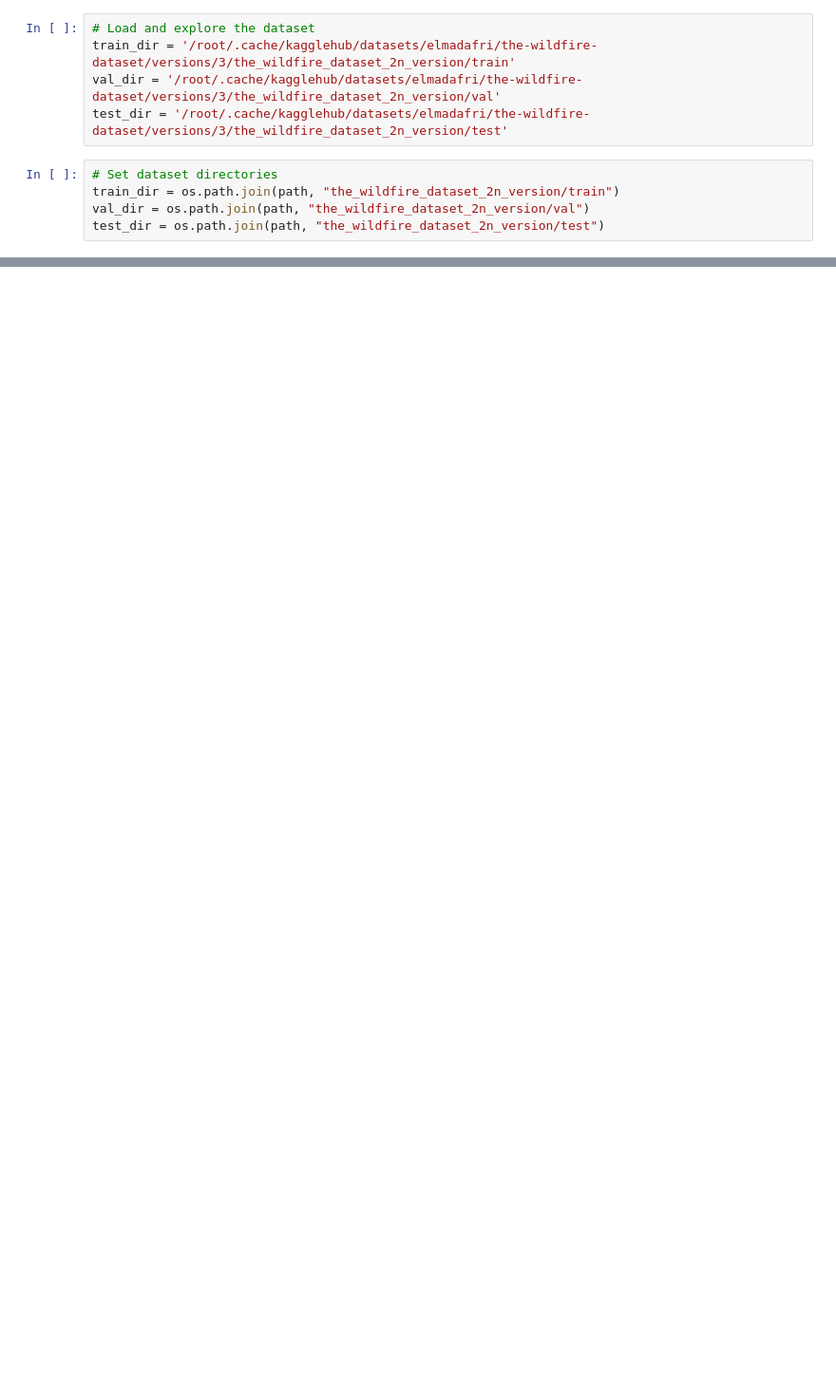
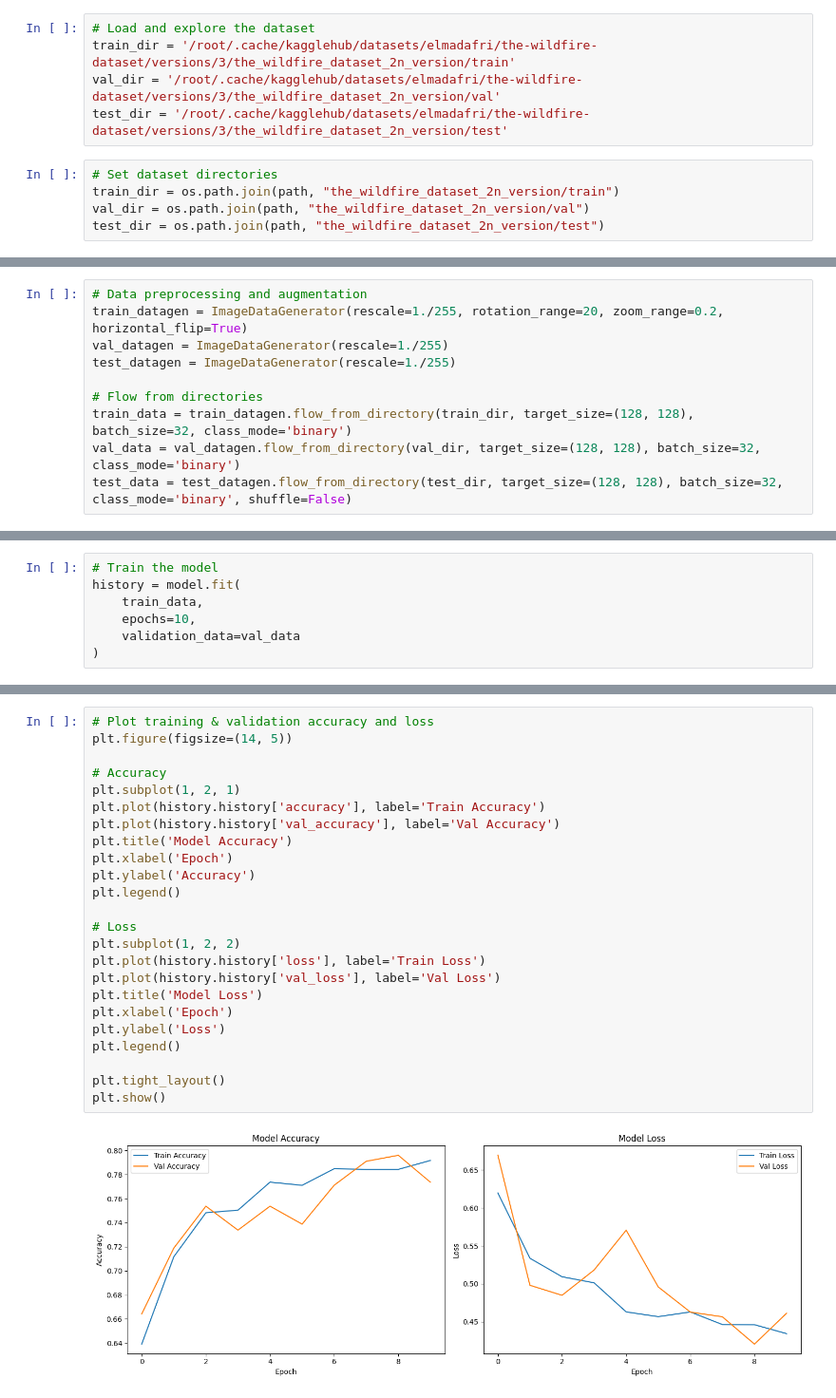
Before and after one commit to sickk-sake/fire-detection, a Jupyter notebook: notebook097f81b537.ipynb, the cells around one changed output, grey strips where cells are left out. Shown at 95% size. Drawn from its saved outputs; the diff is of its cells as text; blank space fills up the shorter version.

```diff
--- a/notebook097f81b537.ipynb
+++ b/notebook097f81b537.ipynb
@@ -98,0 +97,10 @@ plt.show()
+# %%
+# Data preprocessing and augmentation
+train_datagen = ImageDataGenerator(rescale=1./255, rotation_range=20, zoom_range=0.2, horizontal_flip=True)
+val_datagen = ImageDataGenerator(rescale=1./255)
+test_datagen = ImageDataGenerator(rescale=1./255)
+
+# Flow from directories
+train_data = train_datagen.flow_from_directory(train_dir, target_size=(128, 128), batch_size=32, class_mode='binary')
+val_data = val_datagen.flow_from_directory(val_dir, target_size=(128, 128), batch_size=32, class_mode='binary')
+test_data = test_datagen.flow_from_directory(test_dir, target_size=(128, 128), batch_size=32, class_mode='binary', shuffle=False)
@@ -98,0 +157,7 @@ plt.show()
+# %%
+# Train the model
+history = model.fit(
+    train_data,
+    epochs=10,
+    validation_data=val_data
+)
@@ -98,0 +187,26 @@ plt.show()
+# %%
+# Plot training & validation accuracy and loss
+plt.figure(figsize=(14, 5))
+
+# Accuracy
+plt.subplot(1, 2, 1)
+plt.plot(history.history['accuracy'], label='Train Accuracy')
+plt.plot(history.history['val_accuracy'], label='Val Accuracy')
+plt.title('Model Accuracy')
+plt.xlabel('Epoch')
+plt.ylabel('Accuracy')
+plt.legend()
+
+# Loss
+plt.subplot(1, 2, 2)
+plt.plot(history.history['loss'], label='Train Loss')
+plt.plot(history.history['val_loss'], label='Val Loss')
+plt.title('Model Loss')
+plt.xlabel('Epoch')
+plt.ylabel('Loss')
+plt.legend()
+
+plt.tight_layout()
+plt.show()
+# %% [output]
+[figure, added]
```
Also changed, not shown: parts of 9 cells of this notebook.
